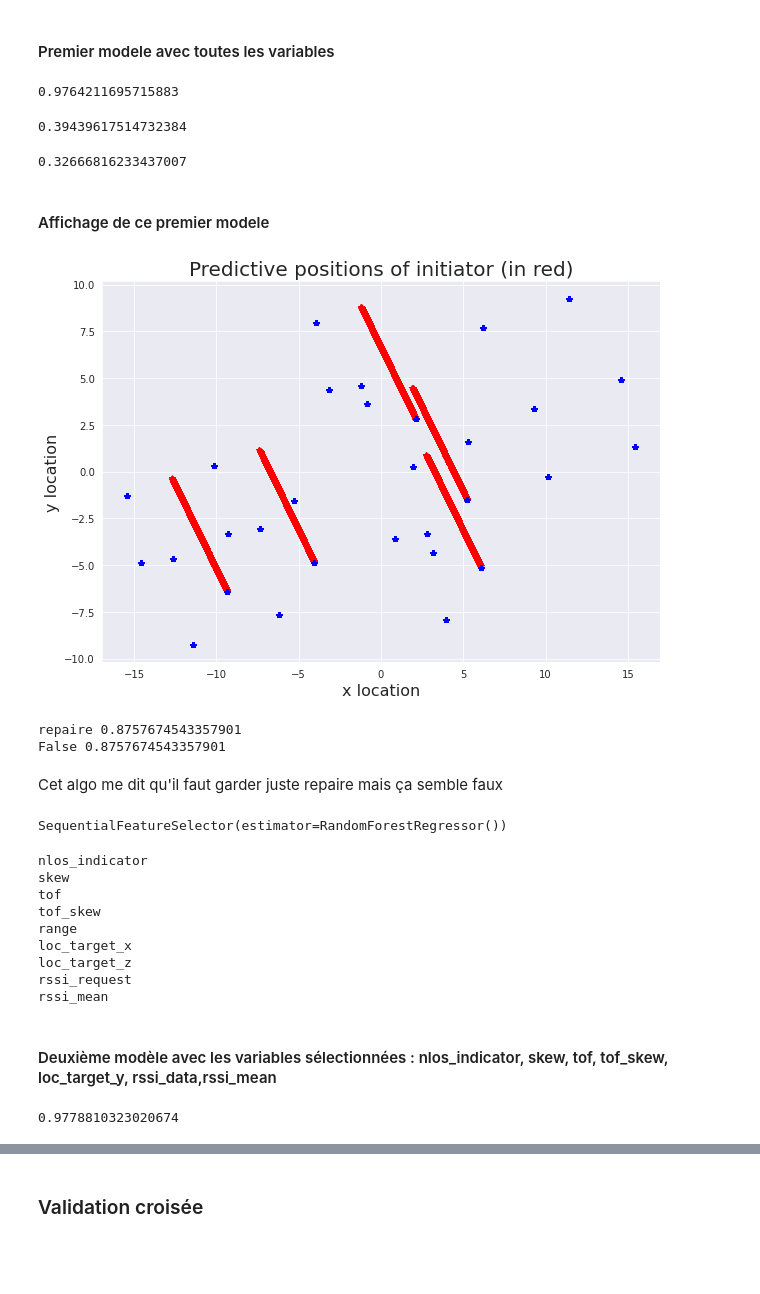
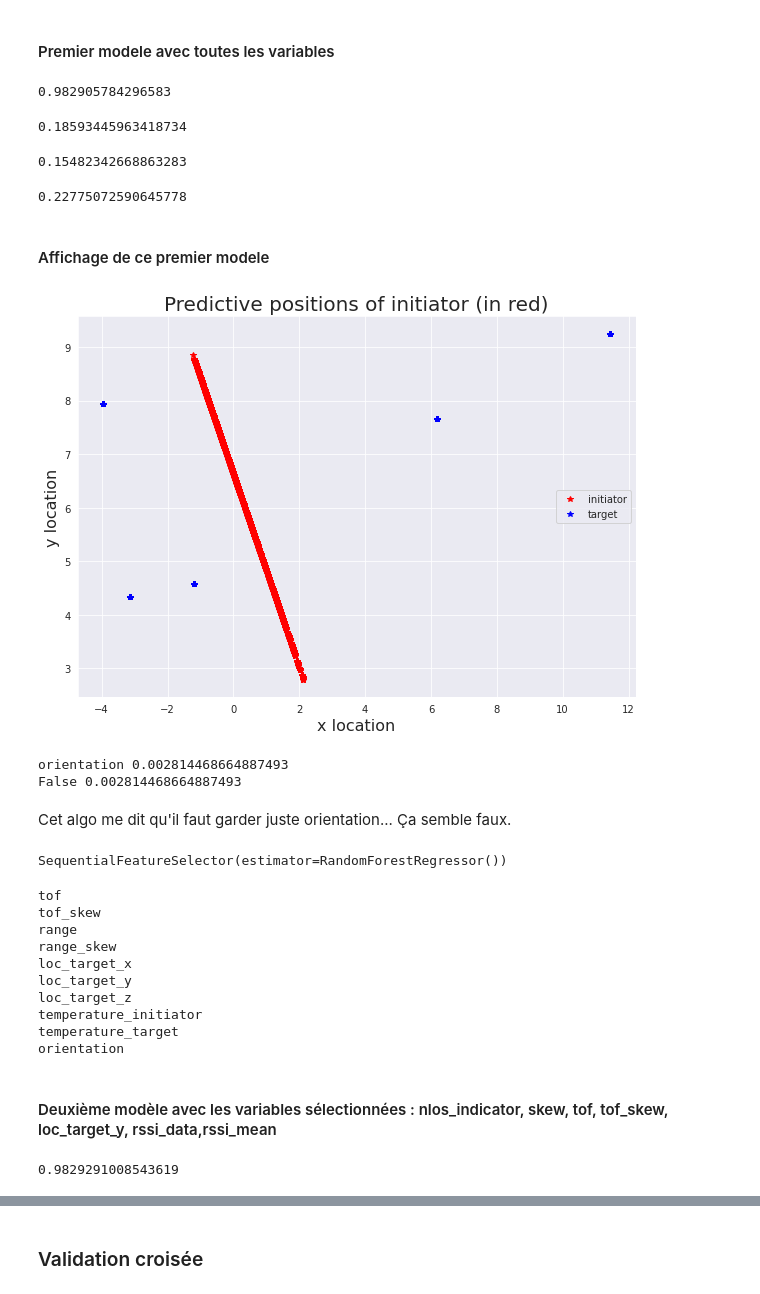
Before and after one commit to maylin007/PIP-G2, a Jupyter notebook: g2_machine_learning_random_forest_lauriane.ipynb, the cells around one changed output, grey strips where cells are left out. Saved outputs shown, nothing was run; the diff lists cells and outputs as text; code cells hidden in the pictures; blank space fills up the shorter version.

```diff
--- a/g2_machine_learning_random_forest_lauriane.ipynb
+++ b/g2_machine_learning_random_forest_lauriane.ipynb
@@ -23,7 +23,7 @@ from sklearn.feature_selection import SequentialFeatureSelector
 sns.set_style('darkgrid')
 # %%
 #data importation
-data_1 = pd.read_csv("newData.csv", index_col = 0)
+data_1 = pd.read_csv("data_v6.csv")
 #data_0 = pd.read_csv("positions.csv")
 # %% [markdown]
 Il faudra changer l'imporation des données quand on aura le jeu de données avec les changements de repaires.
@@ -74 +89,4 @@ data_for_pred = data_1.drop(['target',
+# %%
+data_test_train = data_1[data_1['target']!=184]
+data_validation = data_1[data_1['target']==184]
 # %% [markdown]
@@ -76,9 +94,11 @@ On supprime course_dist car c'est équivalent à la localisation
+# %%
+data_for_pred = data_test_train.drop('target',axis=1,inplace=False)
 # %%
 var = data_for_pred.columns.to_list()
 y=data_for_pred[['loc_initiator_x','loc_initiator_y']]
 # %%
 #ceration of test and train
-test,train = train_test_split(data_for_pred, test_size=0.3, train_size=0.7, shuffle=True)
+test,train = train_test_split(data_for_pred, test_size=0.25, train_size=0.75, shuffle=True)
 Y_train = train[['loc_initiator_x', 'loc_initiator_y']]
 X_train = train.drop(["loc_initiator_x",'loc_initiator_y'], axis=1, inplace=False)
 
@@ -105,45 +125,39 @@ predic_rf=reg.predict(X_test)
 # %%
 reg.score(X_test,Y_test)
 # %% [output]
-0.9764211695715883
+0.982905784296583
 # %%
-mean_squared_error(Y_test,predic_rf)
+np.sqrt(mean_squared_error(Y_test,predic_rf))
 # %% [output]
-0.39439617514732384
+0.18593445963418734
-# %%
-mean_absolute_error(Y_test, predic_rf)
-# %% [output]
-0.32666816233437007
+# %%
+mean_absolute_error(Y_test, predic_rf)
+# %% [output]
+0.15482342668863283
+# %%
+score_distanceM(Xobserve = Y_test['loc_initiator_x'],
+                Yobserve = Y_test['loc_initiator_y'],
+                Xprevu = predic_rf[:,0],
+                Yprevu = predic_rf[:,1])
+# %% [output]
+0.22775072590645778
 # %% [markdown]
 #### Affichage de ce premier modele
 # %%
 predic_position = pd.DataFrame(predic_rf, columns=['loc_initiator_x','loc_initiator_y'])
 # %%
 plt.figure(figsize=(10, 7))
-plt.plot(predic_position['loc_initiator_x'],predic_position['loc_initiator_y'],'*r')
-plt.plot(data_for_pred['loc_target_x'],data_for_pred['loc_target_y'],"*b")
+plt.plot(predic_position['loc_initiator_x'],predic_position['loc_initiator_y'],'*r',label='initiator')
+plt.plot(data_for_pred['loc_target_x'],data_for_pred['loc_target_y'],"*b", label='target')
 plt.xlabel("x location", fontsize=16)
 plt.ylabel("y location", fontsize=16)
+plt.legend(loc='center right', bbox_to_anchor=(1, 0.5))
 plt.title('Predictive positions of initiator (in red)', fontsize=20);
 # %% [output]
-[figure, old version]
+[figure, new version]
 # %%
 from sklearn.metrics import accuracy_score
-list_variable=['nlos_indicator',
- 't1',
- 't2',
- 't3',
- 't4',
- 'skew',
- 'tof',
- 'tof_skew',
- 'loc_target_x',
- 'loc_target_y',
- 'rssi_request',
- 'rssi_ack',
- 'rssi_data',
- 'rssi_mean',
- 'repaire']
+list_variable=list(data_for_pred.columns)
 list_variable_tabou=list_variable
 variable=[]
 score=0
@@ -153,24 +167,24 @@ while len(list_variable_tabou)>0:
     variable_en_cour=False
     for i in list_variable_tabou:
         X=data_for_pred[variable+[i]]
-        x_train, x_test, y_train, y_test = train_test_split(X, y, test_size=0.25, random_state=42)
+        x_train, x_test, y_train, y_test = train_test_split(X, y, test_size=0.25)
         clf = RandomForestRegressor()
         clf= clf.fit(x_train, y_train)
         score_test=clf.score(x_test,y_test)
     if score_test>score:
         score=score_test
         variable_en_cour=i
-    if variable_en_cour==False:
+    if not(variable_en_cour):
         list_variable_tabou=[]
     else:
         variable.append(variable_en_cour)
         del list_variable_tabou[list_variable_tabou.index(variable_en_cour)]
     print(variable_en_cour,score)
 # %% [output]
-repaire 0.8757674543357901
-False 0.8757674543357901
+orientation 0.002814468664887493
+False 0.002814468664887493
 # %% [markdown]
-Cet algo me dit qu'il faut garder juste repaire mais ça semble faux
+Cet algo me dit qu'il faut garder juste orientation... Ça semble faux.
 # %%
 reg = RandomForestRegressor()
 sfs = SequentialFeatureSelector(reg, direction='forward')
@@ -179,19 +193,22 @@ sfs.fit(X_train, Y_train)
 SequentialFeatureSelector(estimator=RandomForestRegressor())
 # %%
 var_select = sfs.get_support()
+list_var_select=['loc_initiator_x','loc_initiator_y']
 list_variable = X_train.columns.to_list()
 for i in range(len(list_variable)) :
     if var_select[i]:
+        list_var_select.append(list_variable[i])
         print(list_variable[i])
 # %% [output]
-nlos_indicator
-skew
 tof
 tof_skew
 range
+range_skew
 loc_target_x
+loc_target_y
 loc_target_z
-rssi_request
-rssi_mean
+temperature_initiator
+temperature_target
+orientation
 # %% [markdown]
 #### Deuxième modèle avec les variables sélectionnées : nlos_indicator, skew, tof, tof_skew, loc_target_y, rssi_data,rssi_mean
@@ -214,8 +225,8 @@ X_test = test.drop(["loc_initiator_x",'loc_initiator_y'], axis=1, inplace=False)
 # %%
 reg = RandomForestRegressor()
 reg = reg.fit(X_train, Y_train)
-predic_rf=reg.predict(X_test)
+predic_rf_2=reg.predict(X_test)
 reg.score(X_test,Y_test)
 # %% [output]
-0.9778810323020674
+0.9829291008543619
 # %%
```
Also changed, not shown: parts of 36 cells of this notebook.
